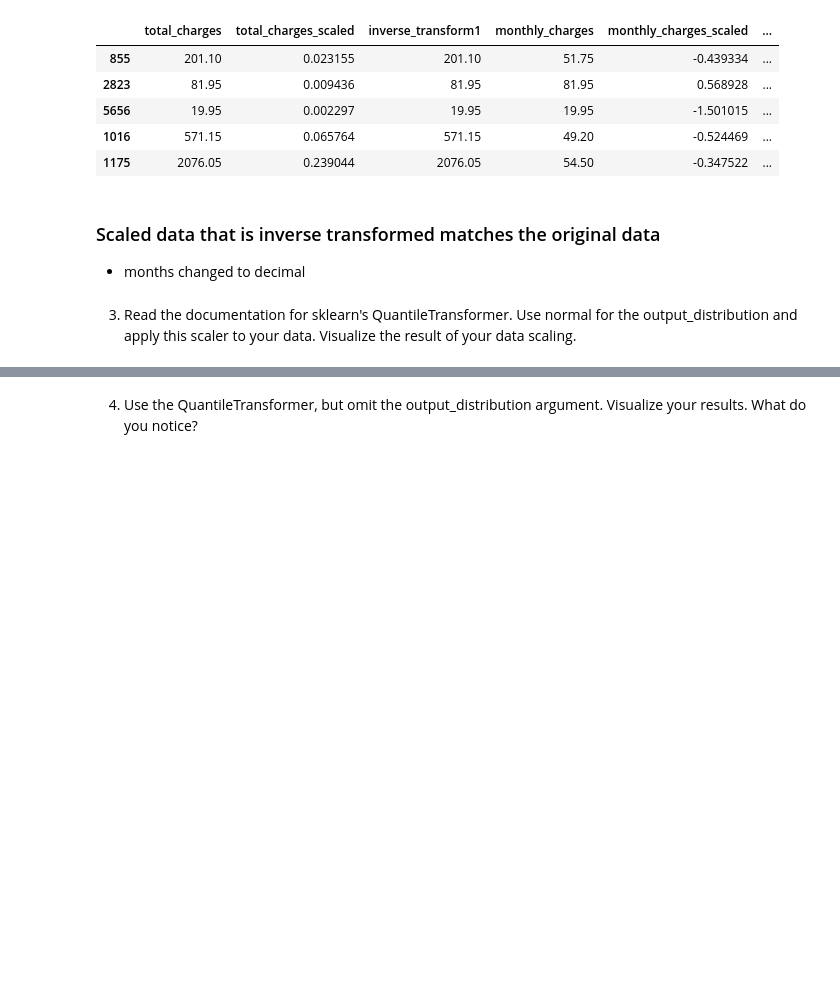
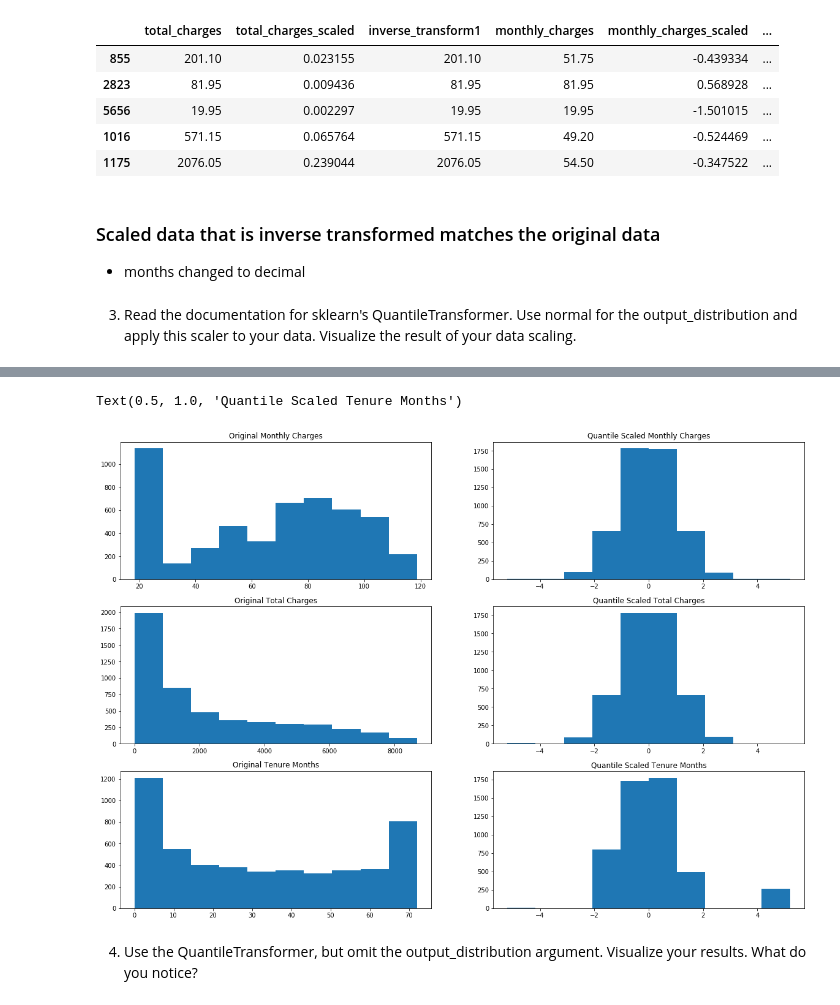
Before and after one commit to ThompsonBethany01/regression-exercises, a Jupyter notebook: Scaling.ipynb, the cells around one changed output, grey strips where cells are left out. Drawn from its saved outputs; the diff is of its cells as text; code cells hidden in the pictures; blank space fills up the shorter version.

```diff
--- a/Scaling.ipynb
+++ b/Scaling.ipynb
@@ -218,0 +224,15 @@ See the caveats in the documentation: https://pandas.pydata.org/pandas-docs/stab
+# %%
+# 1. Create the object
+scaler4 = sklearn.preprocessing.QuantileTransformer(output_distribution = 'normal')
+
+# 2. Fit to the train data
+scaler4.fit(train[['monthly_charges','total_charges','tenure_months']])
+
+# 3. Use the object
+train1 = scaler4.transform(train[['monthly_charges','total_charges','tenure_months']])
+test1 = scaler4.transform(test[['monthly_charges','total_charges','tenure_months']])
+validate1 = scaler4.transform(validate[['monthly_charges','total_charges','tenure_months']])
+
+scaled = pd.DataFrame(train1)
+scaled.columns = ['monthly_charges','total_charges','tenure_months']
+scaled
@@ -219,2 +253,31 @@ See the caveats in the documentation: https://pandas.pydata.org/pandas-docs/stab
+# %%
+plt.figure(figsize=(20, 14))
+
+plt.subplot(321)
+plt.hist(train.monthly_charges)
+plt.title('Original Monthly Charges')
+
+plt.subplot(322)
+plt.hist(scaled.monthly_charges)
+plt.title('Quantile Scaled Monthly Charges')
+
+plt.subplot(323)
+plt.hist(train.total_charges)
+plt.title('Original Total Charges')
+
+plt.subplot(324)
+plt.hist(scaled.total_charges)
+plt.title('Quantile Scaled Total Charges')
+
+plt.subplot(325)
+plt.hist(train.tenure_months)
+plt.title('Original Tenure Months')
+
+plt.subplot(326)
+plt.hist(scaled.tenure_months)
+plt.title('Quantile Scaled Tenure Months')
+# %% [output]
+Text(0.5, 1.0, 'Quantile Scaled Tenure Months')
+[figure, added]
 # %% [markdown]
 4. Use the QuantileTransformer, but omit the output_distribution argument. Visualize your results. What do you notice?
```
Also changed, not shown: parts of 15 cells of this notebook.
